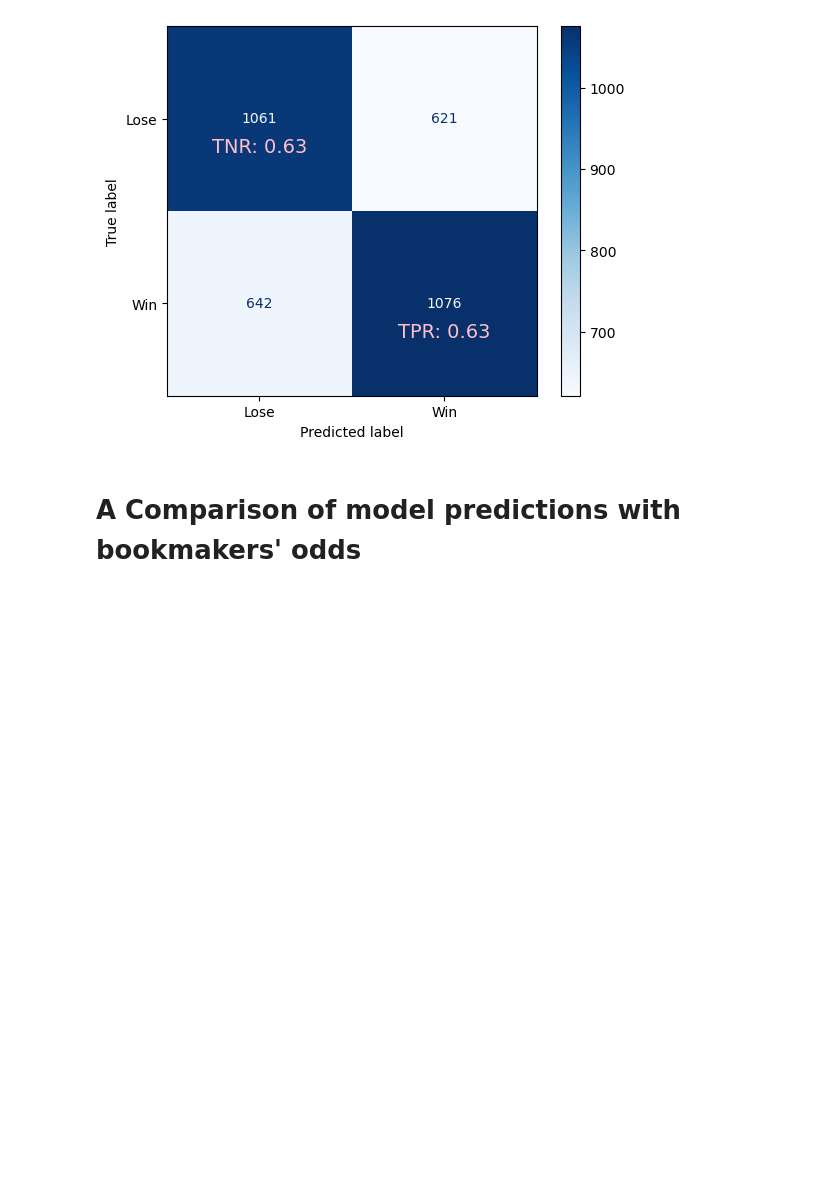
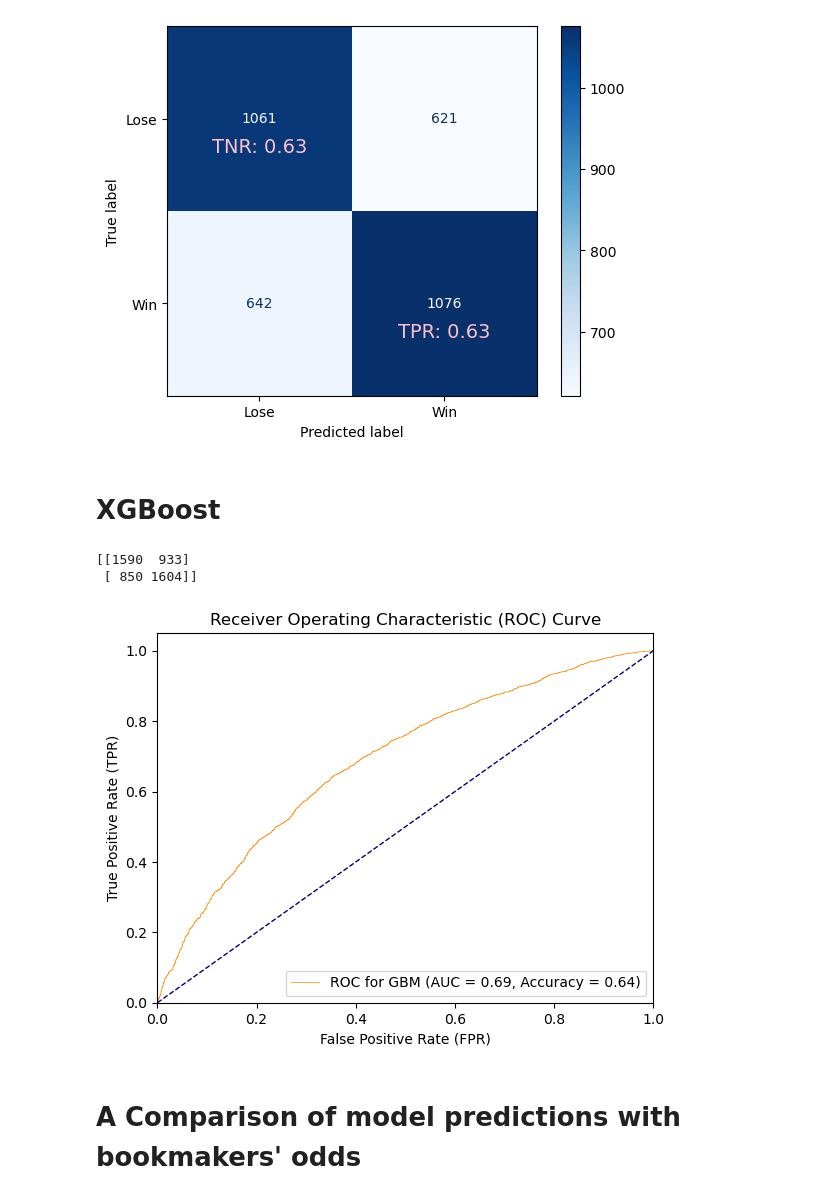
Before and after one commit to Alla977/Predicting-ATP-Tennis-Match-Outcomes, a Jupyter notebook: Machine Learning Models.ipynb, the cells around one changed output. Saved outputs shown, nothing was run; the diff lists cells and outputs as text; code cells hidden in the pictures; blank space fills up the shorter version.

Commit message:
Added XGBoost model

```diff
--- a/Machine Learning Models.ipynb
+++ b/Machine Learning Models.ipynb
@@ -188,5 +190,45 @@ plt.show()
 [[1061  621]
  [ 642 1076]]
 [figure]
+# %% [markdown]
+# XGBoost
+# %%
+import xgboost as xgb
+xgb_clf = Pipeline(
+    [
+        ("preprocessor",preprocessor1),
+        ("regressor", xgb.XGBClassifier(n_estimators=600, learning_rate=0.2, max_depth=2))
+    ]
+)
+xgb_clf.fit(X_train,y_train)
+xgb_pred = xgb_clf.predict_proba(X_test)[:,1]
+# %%
+xgb_pred_label = [1 if val >= 0.5 else 0 for val in xgb_pred]
+xgb_confusion = confusion_matrix(y_test,xgb_pred_label)
+print(xgb_confusion)
+# Calculate true positive rate (sensitivity)
+TPR = xgb_confusion[1, 1] / (xgb_confusion[1, 1] + xgb_confusion[1, 0])
+TNR = xgb_confusion[0, 0] / (xgb_confusion[0, 0] + xgb_confusion[0, 1])
+Accuracy = (xgb_confusion[1, 1] +xgb_confusion[0, 0]) /(xgb_confusion[0, 0] + xgb_confusion[1, 0]+xgb_confusion[0, 1] + xgb_confusion[1, 1])
+# %% [output]
+[[1590  933]
+ [ 850 1604]]
+# %%
+import matplotlib.pyplot as plt
+from sklearn.metrics import roc_curve, roc_auc_score, auc
+from sklearn.metrics import mean_squared_error
+fpr1, tpr1, thresholds = roc_curve(y_test, xgb_pred)
+roc_auc1 = auc(fpr1, tpr1)
+plt.plot(fpr1, tpr1, color='darkorange', lw=.5, label=f'ROC for GBM (AUC = {roc_auc1:.2f}, Accuracy = {Accuracy:.2f})')
+plt.plot([0, 1], [0, 1], color='navy', lw=1, linestyle='--')
+plt.xlim([0.0, 1.0])
+plt.ylim([0.0, 1.05])
+plt.xlabel('False Positive Rate (FPR)')
+plt.ylabel('True Positive Rate (TPR)')
+plt.title('Receiver Operating Characteristic (ROC) Curve')
+plt.legend(loc='lower right')
+plt.show()
+# %% [output]
+[figure, added]
 # %% [markdown]
 # A Comparison of model predictions with bookmakers' odds
```
Also changed, not shown: parts of 5 cells of this notebook.
